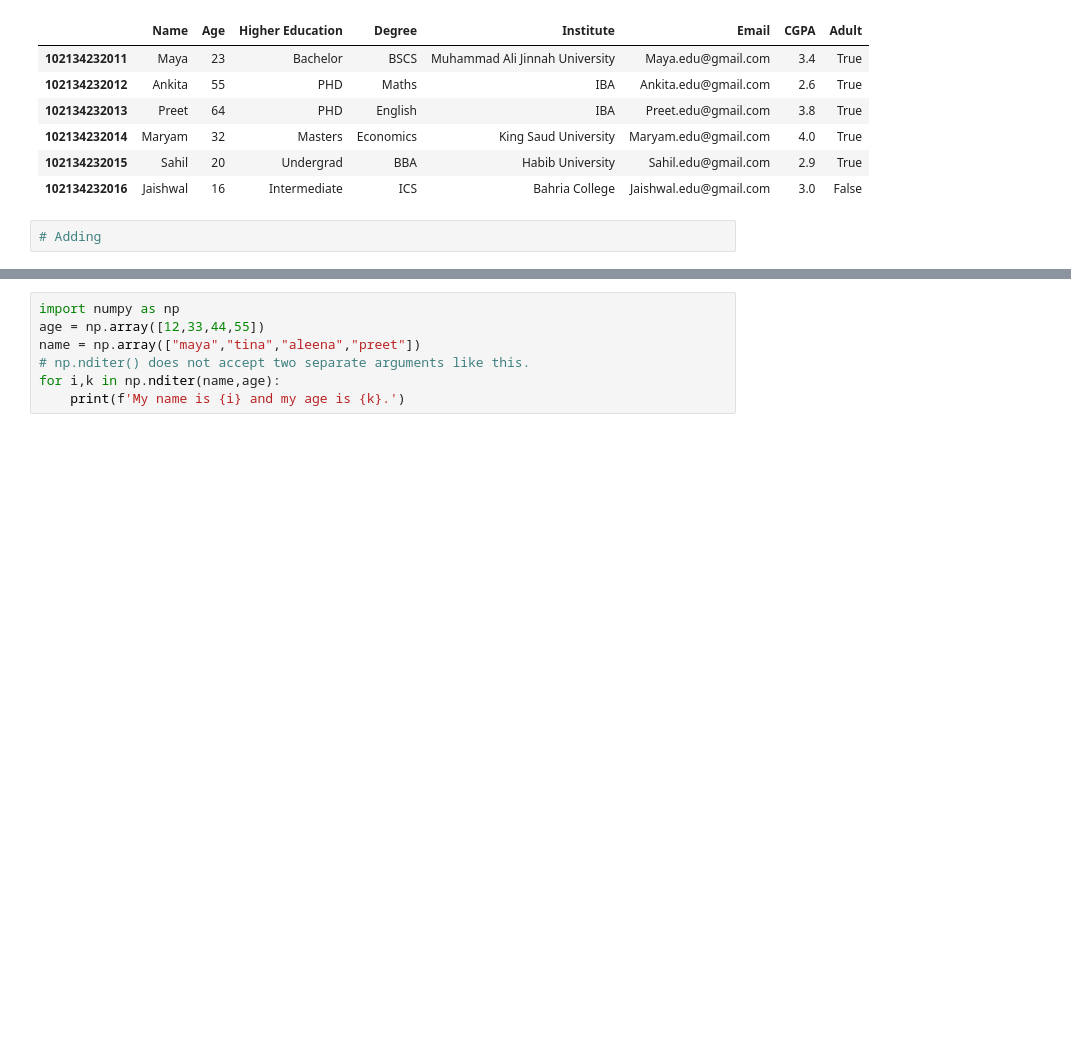
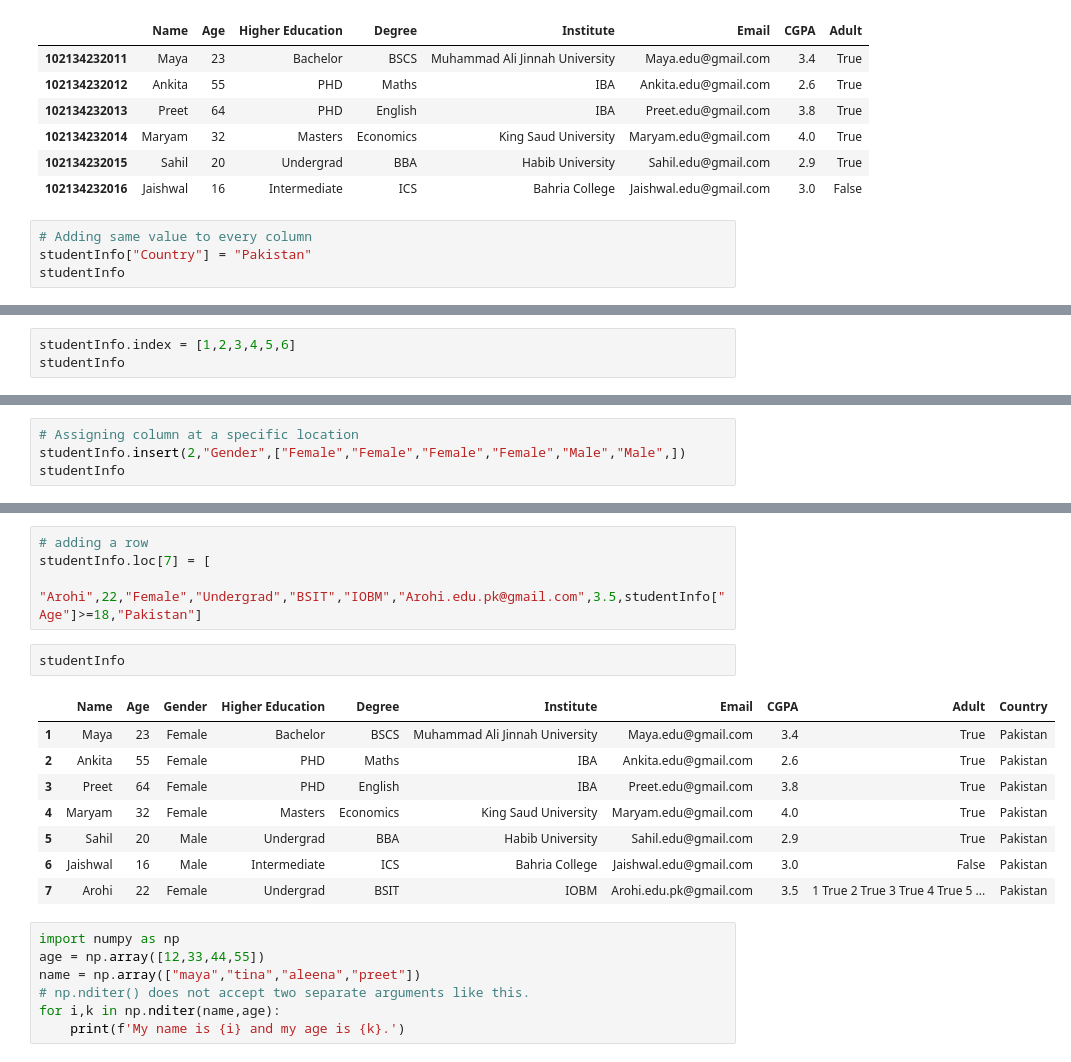
Before and after one commit to Realmaryambano/AI-Engineer-Journey, a Jupyter notebook: Day 7/Data Science/Learning Dataframes.ipynb, the cells around one changed output, grey strips where cells are left out. Drawn from its saved outputs; the diff is of its cells as text; blank space fills up the shorter version.

```diff
--- a/Day 7/Data Science/Learning Dataframes.ipynb
+++ b/Day 7/Data Science/Learning Dataframes.ipynb
@@ -93,4 +93,6 @@ studentInfo
 | 102134232015 | Sahil | 20 | Undergrad | BBA | Habib University | Sahil.edu@gmail.com | 2.9 | True |
 | 102134232016 | Jaishwal | 16 | Intermediate | ICS | Bahria College | Jaishwal.edu@gmail.com | 3.0 | False |
 # %%
-# Adding
+# Adding same value to every column
+studentInfo["Country"] = "Pakistan"
+studentInfo
@@ -96,0 +107,3 @@ studentInfo
+# %%
+studentInfo.index = [1,2,3,4,5,6]
+studentInfo
@@ -96,0 +118,4 @@ studentInfo
+# %%
+# Assigning column at a specific location
+studentInfo.insert(2,"Gender",["Female","Female","Female","Female","Male","Male",])
+studentInfo
@@ -97,3 +130,18 @@ studentInfo
+# %%
+# adding a row
+studentInfo.loc[7] = [
+    "Arohi",22,"Female","Undergrad","BSIT","IOBM","Arohi.edu.pk@gmail.com",3.5,studentInfo["Age"]>=18,"Pakistan"]
+# %%
+studentInfo
+# %% [output]
+|  | Name | Age | Gender | Higher Education | Degree | Institute | Email | CGPA | Adult | Country |
+| 1 | Maya | 23 | Female | Bachelor | BSCS | Muhammad Ali Jinnah University | Maya.edu@gmail.com | 3.4 | True | Pakistan |
+| 2 | Ankita | 55 | Female | PHD | Maths | IBA | Ankita.edu@gmail.com | 2.6 | True | Pakistan |
+| 3 | Preet | 64 | Female | PHD | English | IBA | Preet.edu@gmail.com | 3.8 | True | Pakistan |
+| 4 | Maryam | 32 | Female | Masters | Economics | King Saud University | Maryam.edu@gmail.com | 4.0 | True | Pakistan |
+| 5 | Sahil | 20 | Male | Undergrad | BBA | Habib University | Sahil.edu@gmail.com | 2.9 | True | Pakistan |
+| 6 | Jaishwal | 16 | Male | Intermediate | ICS | Bahria College | Jaishwal.edu@gmail.com | 3.0 | False | Pakistan |
+| 7 | Arohi | 22 | Female | Undergrad | BSIT | IOBM | Arohi.edu.pk@gmail.com | 3.5 | 1 True 2 True 3 True 4 True 5 ... | Pakistan |
 # %%
 import numpy as np
 age = np.array([12,33,44,55])
```
Also changed, not shown: parts of 3 cells of this notebook.
